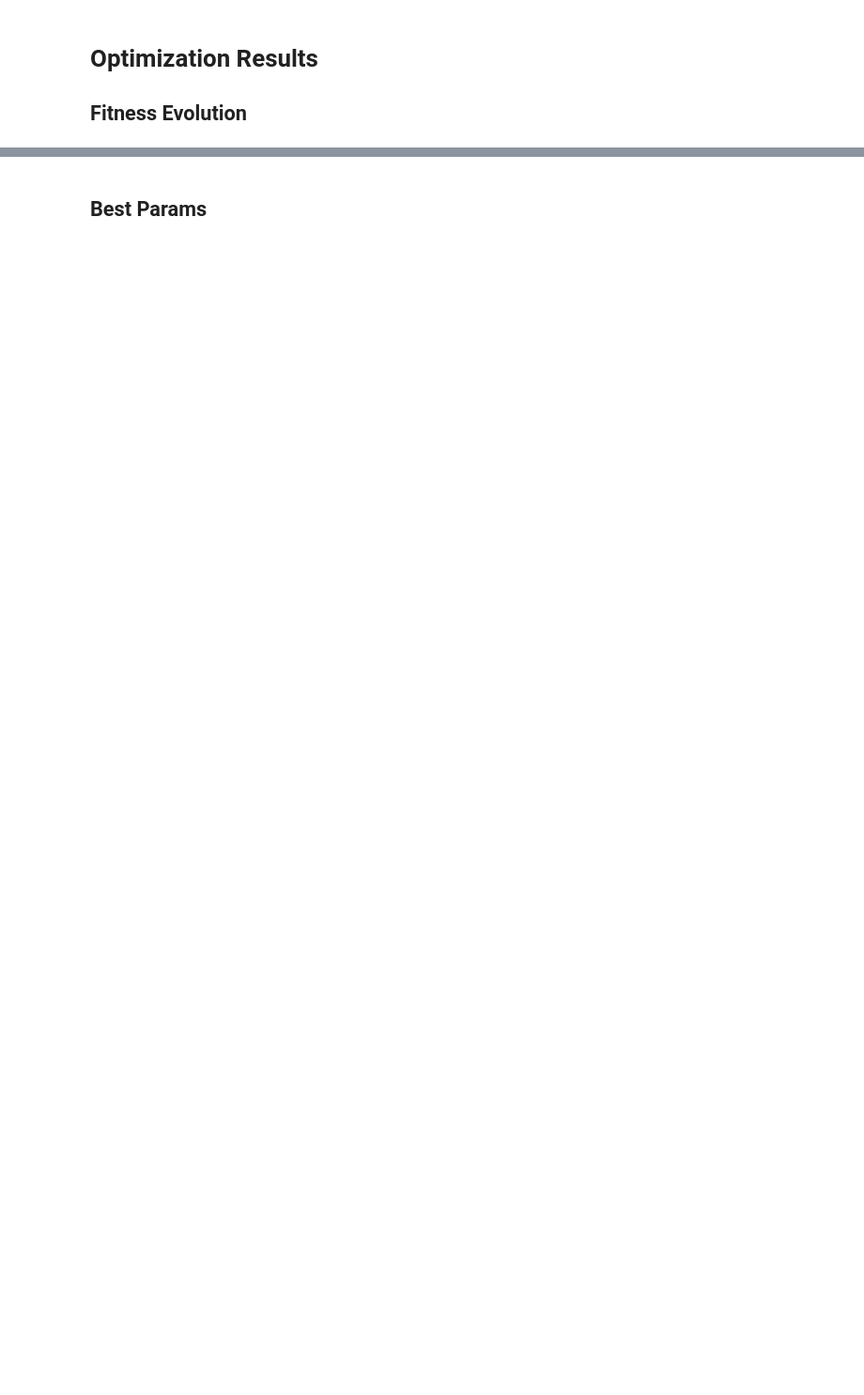
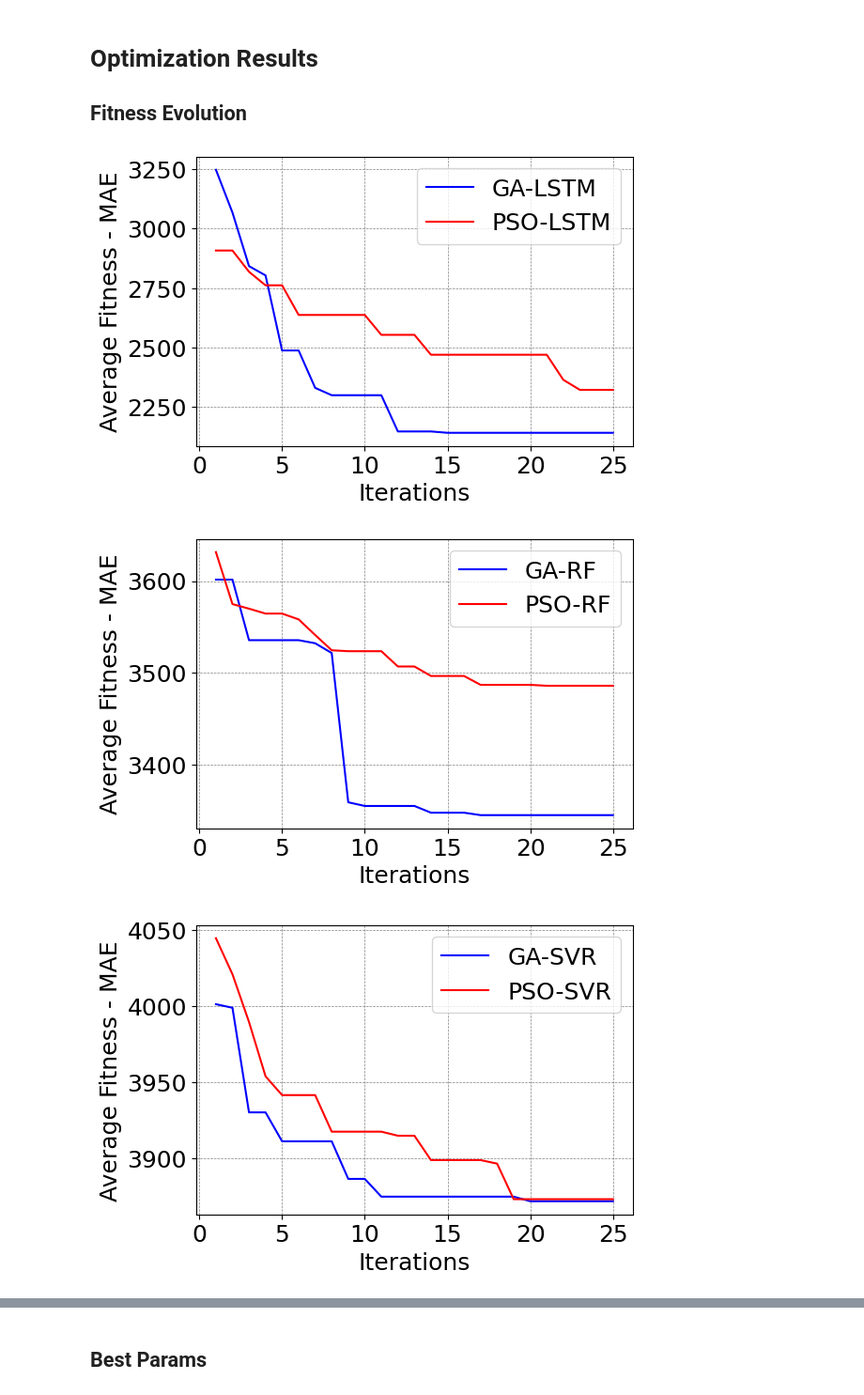
Before and after one commit to eduardoalba0/ifpr_electricity_ml, a Jupyter notebook: Optimization.ipynb, the cells around one changed output, grey strips where cells are left out. Shown at 94% size. Cells and saved outputs as stored; diff of their text form; code cells hidden in the pictures; blank space fills up the shorter version.

```diff
--- a/Optimization.ipynb
+++ b/Optimization.ipynb
@@ -1095,7 +1094,7 @@ class PSOCNN:
         uppper_bound = [500, 50, 50, 7, 500, 300]
         bounds = (lower_bound, uppper_bound)
 
-        options = {'c1': 0.5, 'c2': 0.5, 'w': 0.5}
+        options = {'c1': 0.5, 'c2': 0.3, 'w': 0.9}
         optimizer = GlobalBestPSO(n_particles=self.n_particles,
                                   dimensions=6,
                                   options=options,
@@ -1228,7 +1227,7 @@ class PSOESN:
         uppper_bound = [1000, 0.5, 1.9, 0.8]
         bounds = (lower_bound, uppper_bound)
 
-        options = {'c1': 0.5, 'c2': 0.5, 'w': 0.5}
+        options = {'c1': 0.5, 'c2': 0.3, 'w': 0.9}
         optimizer = GlobalBestPSO(n_particles=self.n_particles,
                                   dimensions=4,
                                   options=options,
@@ -1843,7 +1842,9 @@ df = pd.DataFrame(df)
 x = df.drop("consumption", axis=1)
 y = df["consumption"]
 
-seeds = [1000,2000]
+seeds = [1000, 2000, 3000]
 for seed in seeds:
     GACNN(df, 30, 10, seed)
     GAESN(df, 30, 10, seed)
+    PSOCNN(df, 30, 10, seed)
+    PSOESN(df, 30, 10, seed)
@@ -1877,26 +1854,33 @@ NameError: name 'GAesn' is not defined
 # %%
 
 for model in ["LSTM", "RF", "SVR", "XGB"]:
     plt.figure(figsize=(6, 4))
     plt.rcParams['xtick.labelsize'] = 18
     plt.rcParams['ytick.labelsize'] = 18
     plt.rcParams.update({'font.size': 18})
     plt.rcParams['axes.prop_cycle'] = plt.cycler(
         color=["blue", "red"])
     for optimizer in ["GA", "PSO"]:
-        df = pandas.DataFrame()
-        for seed, name in [("1000", "A"), ("2000", "B"), ("3000", "C")]:
-            df[seed] = \
-                pandas.read_csv(f'params/{optimizer}-{model} ITERS SEED {seed}.csv', sep=";", decimal=",", header=0)[
-                    "Fitness"]
-        plt.plot(range(1, len(df) + 1), [x for x in df.mean(axis=1)], label=f"{optimizer}-{model}")
+        try:
+            df = pandas.DataFrame()
+            for seed, name in [("1000", "A"), ("2000", "B"), ("3000", "C")]:
+                new_df = pandas.read_csv(f'params/{optimizer}-{model} ITERS SEED {seed}.csv', sep=";", decimal=",",
+                                         header=0)
+                df[seed] = new_df["Fitness"]
+            plt.plot(range(1, len(df) + 1), [x for x in df.mean(axis=1)], label=f"{optimizer}-{model}")
+        except Exception as e:
+            continue
 
     plt.xlabel('Iterations')
     plt.ylabel('Average Fitness - MAE')
 
     ax = plt.gca()
     ax.set_facecolor('white')
     plt.grid(True, color='grey', linestyle="--", linewidth=0.5)
     plt.legend(facecolor='white')
-    plt.savefig(f"results/Optimization Results - {model}.png", bbox_inches='tight')
+    plt.savefig(f"Optimization Results/{model}.png", bbox_inches='tight')
     plt.show()
+# %% [output]
+[figure, added]
+[figure, added]
+[figure, added]
```
Also changed, not shown: parts of 9 cells of this notebook, 8 other files.
